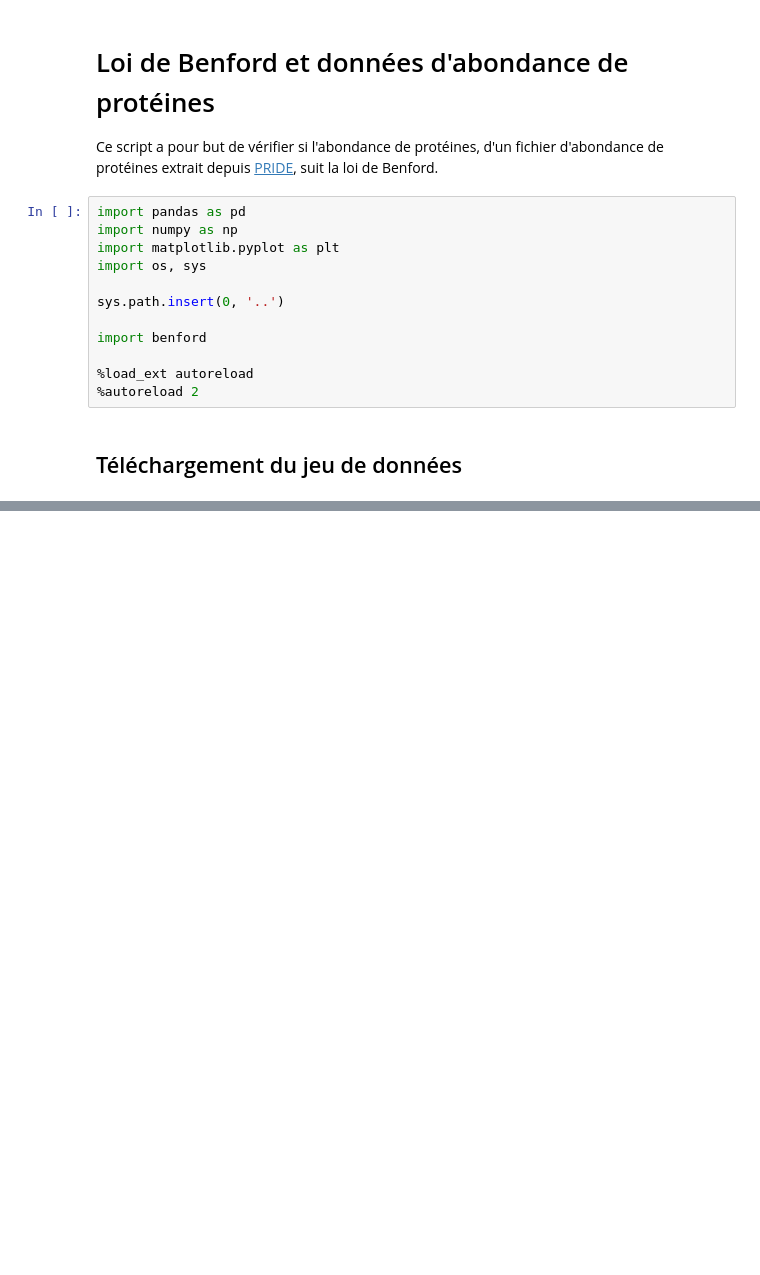
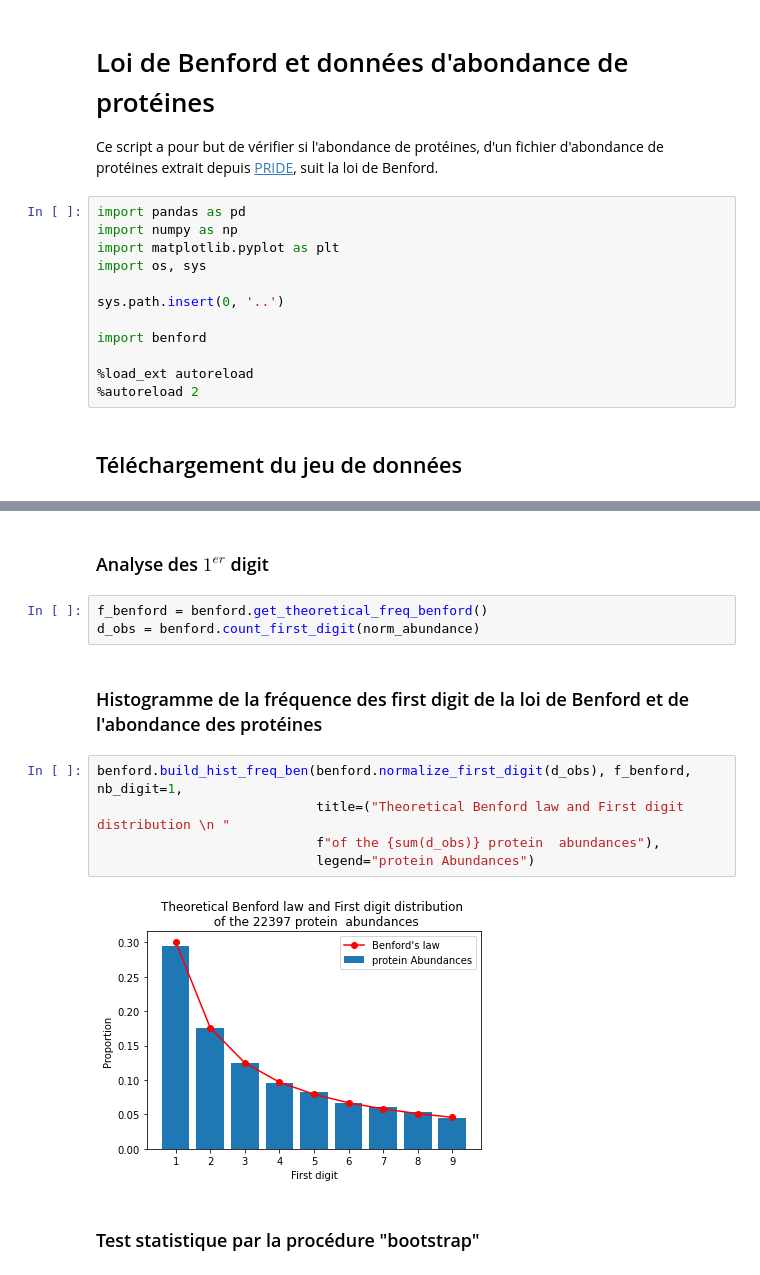
Before and after one commit to pierrepo/benford-law, a Jupyter notebook: data_abundance_analysis/Cglabrata_abundance.ipynb, the cells around one changed output, grey strips where cells are left out. Saved outputs shown, nothing was run; the diff lists cells and outputs as text; blank space fills up the shorter version.

```diff
--- a/data_abundance_analysis/Cglabrata_abundance.ipynb
+++ b/data_abundance_analysis/Cglabrata_abundance.ipynb
@@ -31,0 +139,16 @@ Saving to: '1445007-Cglabrata-QUANTI.csv'
+# %% [markdown]
+### Analyse des $1^{er}$ digit
+# %%
+f_benford = benford.get_theoretical_freq_benford()
+d_obs = benford.count_first_digit(norm_abundance)
+# %% [markdown]
+### Histogramme de la fréquence des first digit de la loi de Benford et de l'abondance des protéines
+# %%
+benford.build_hist_freq_ben(benford.normalize_first_digit(d_obs), f_benford, nb_digit=1,
+                            title=("Theoretical Benford law and First digit distribution \n "
+                            f"of the {sum(d_obs)} protein  abundances"),
+                            legend="protein Abundances")
+# %% [output]
+[figure, added]
+# %% [markdown]
+### Test statistique par la procédure "bootstrap"
```
Also changed, not shown: parts of 43 cells of this notebook, 1 other file.
